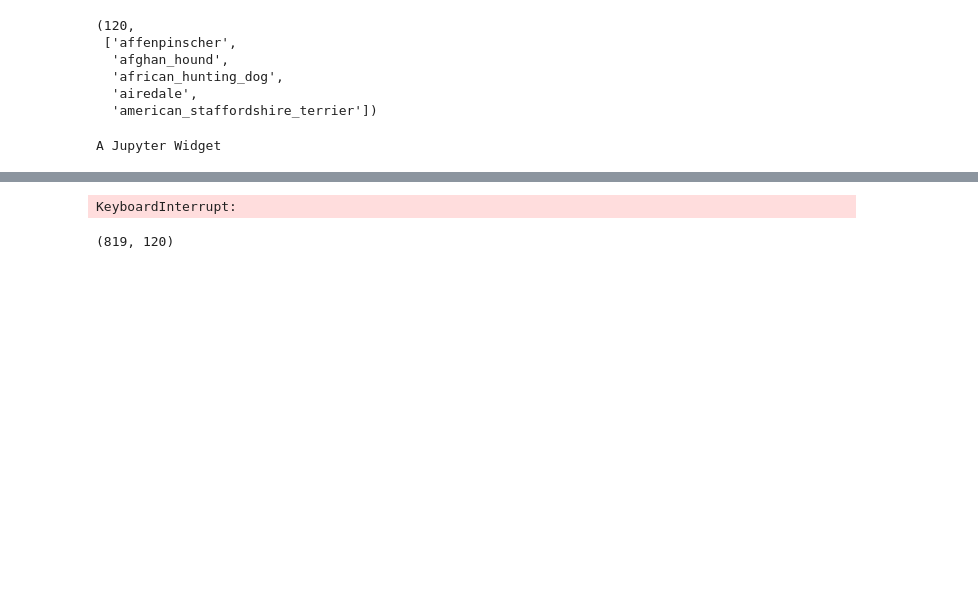
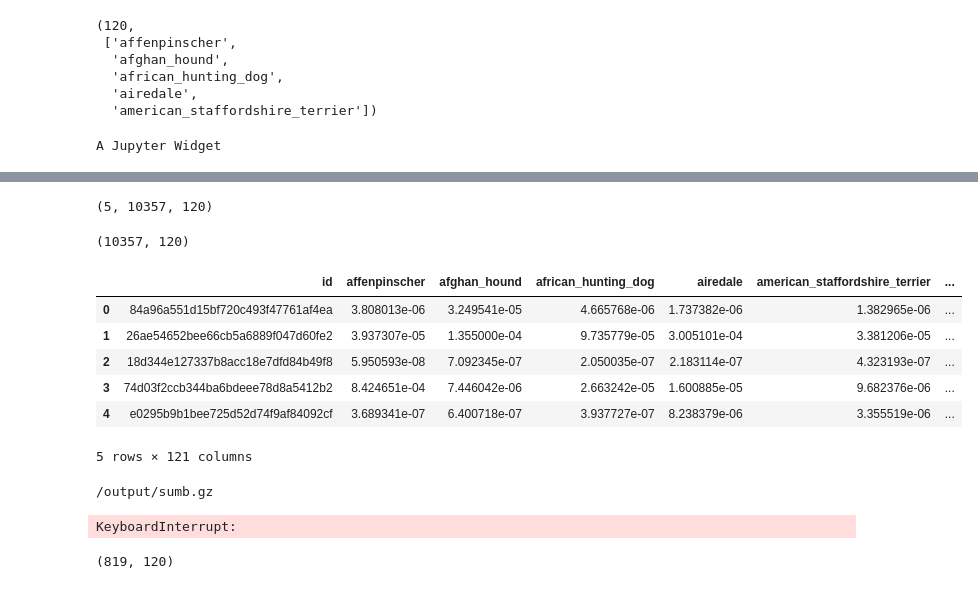
Before and after one commit to xiaochuan-du/ml_utils, a Jupyter notebook: proj/floyd/pg.ipynb, the cells around one changed output, grey strips where cells are left out. Saved outputs shown, nothing was run; the diff lists cells and outputs as text; code cells hidden in the pictures; blank space fills up the shorter version.

```diff
--- a/proj/floyd/pg.ipynb
+++ b/proj/floyd/pg.ipynb
@@ -88,0 +101,27 @@ epoch      trn_loss   val_loss   accuracy
+# %%
+probs = np.exp(log_preds)
+# %%
+probs.shape
+# %% [output]
+(5, 10357, 120)
+# %%
+probs_sub = np.mean(probs, axis=0)
+# %%
+probs_sub.shape
+# %% [output]
+(10357, 120)
+# %%
+ds = pd.DataFrame(probs_sub)
+ds.columns = data.classes
+# %%
+ds.insert(0, 'id', [o[17:-4] for o in data.test_ds.fnames])
+# %%
+ds.head()
+# %% [output]
+|  | id | affenpinscher | afghan_hound | african_hunting_dog | airedale | american_staffordshire_terrier | ... |
+| 0 | 84a96a551d15bf720c493f47761af4ea | 3.808013e-06 | 3.249541e-05 | 4.665768e-06 | 1.737382e-06 | 1.382965e-06 | ... |
+| 1 | 26ae54652bee66cb5a6889f047d60fe2 | 3.937307e-05 | 1.355000e-04 | 9.735779e-05 | 3.005101e-04 | 3.381206e-05 | ... |
+| 2 | 18d344e127337b8acc18e7dfd84b49f8 | 5.950593e-08 | 7.092345e-07 | 2.050035e-07 | 2.183114e-07 | 4.323193e-07 | ... |
+| 3 | 74d03f2ccb344ba6bdeee78d8a5412b2 | 8.424651e-04 | 7.446042e-06 | 2.663242e-05 | 1.600885e-05 | 9.682376e-06 | ... |
+| 4 | e0295b9b1bee725d52d74f9af84092cf | 3.689341e-07 | 6.400718e-07 | 3.937727e-07 | 8.238379e-06 | 3.355519e-06 | ... |
+5 rows × 121 columns
@@ -89,3 +130,7 @@ epoch      trn_loss   val_loss   accuracy
+# %%
+FileLink('sumb.gz')
+# %% [output]
+/output/sumb.gz
 # %%
 learn.save('/output/244_pre')
 # %%
```
Also changed, not shown: parts of 6 cells of this notebook, 1 other file.
